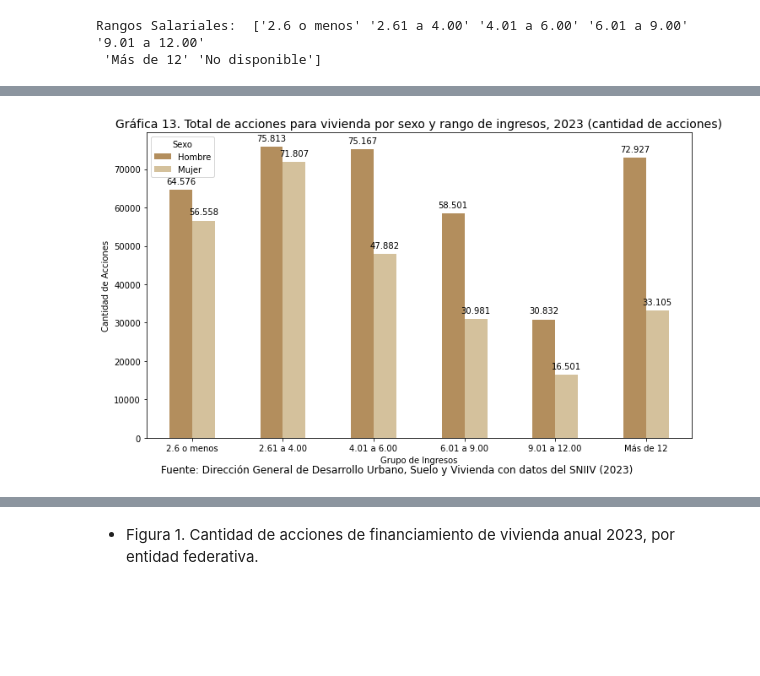
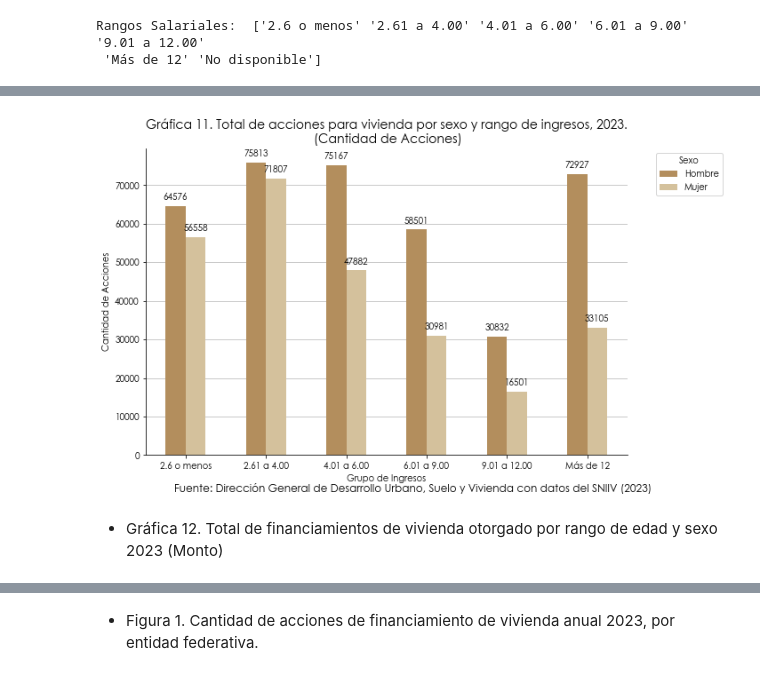
Before and after one commit to coordanalisis-sedatu/Indica_anual, a Jupyter notebook: indica_anual_2023.ipynb, the cells around one changed output, grey strips where cells are left out. Cells and saved outputs as stored; diff of their text form; code cells hidden in the pictures; blank space fills up the shorter version.

```diff
--- a/indica_anual_2023.ipynb
+++ b/indica_anual_2023.ipynb
@@ -1133,39 +1219,48 @@ Más de 12       Hombre    72927
                 Mujer     33105
 Name: acciones, dtype: int64
 # %%
-# Establecer el formato de localización en español
-locale.setlocale(locale.LC_ALL, 'es_ES.UTF-8')
-
 # Filtrar el DataFrame para excluir 'No disponible' en 'rango_salarial'
 df_nd = df2[(df2['rango_salarial'] != 'No disponible') & (df2['sexo'] != 'No disponible')]
 
 total_financiamientos = df_nd.groupby(['rango_salarial', 'sexo'])['acciones'].sum()
 
 # Reorganizar los datos para tener 'rango_salarial' como barras y separados por 'sexo'
 total_financiamientos = total_financiamientos.unstack()
 
 # Definir colores personalizados para los sexos
 colors = {'Hombre': '#b38e5d', 'Mujer': '#d4c19c'}
 
 # Crear un gráfico de barras con colores personalizados
 ax = total_financiamientos.plot(kind='bar', figsize=(10, 6), color=[colors[col] for col in total_financiamientos.columns])
 
 # Añadir cantidad de acciones a cada barra
 for p in ax.patches:
     ax.annotate(locale.format_string('%d', p.get_height(), grouping=True), (p.get_x() + p.get_width() / 2., p.get_height()),
                 ha='center', va='bottom', fontsize=10, color='black', xytext=(0, 5),
                 textcoords='offset points')
 
+# Líneas horizontales en el gráfico
+ax.set_axisbelow(True)
+ax.yaxis.grid(True, color='#bdbdbd')
+
 # Añadir etiquetas y título
-plt.title('Gráfica 13. Total de acciones para vivienda por sexo y rango de ingresos, 2023 (cantidad de acciones)',horizontalalignment='center', fontsize=14)
+plt.title('Gráfica 11. Total de acciones para vivienda por sexo y rango de ingresos, 2023.\n (Cantidad de Acciones)',horizontalalignment='center', fontsize=14)
 plt.xlabel('Grupo de Ingresos')
 plt.ylabel('Cantidad de Acciones')
 plt.xticks(rotation=0, ha='center')
-plt.figtext(0.5, 0.002, 'Fuente: Dirección General de Desarrollo Urbano, Suelo y Vivienda con datos del SNIIV (2023)', horizontalalignment='center', fontsize=12)
+plt.figtext(0.5, 0.001, 'Fuente: Dirección General de Desarrollo Urbano, Suelo y Vivienda con datos del SNIIV (2023)', horizontalalignment='center', fontsize=12)
+
+# Añadir leyenda en el lado derecho, fuera del gráfico
+plt.legend(title='Sexo', bbox_to_anchor=(1.05, 1), loc='upper left')
+
+# Quitar el marco de arriba y de la derecha
+ax.spines['right'].set_visible(False)
+ax.spines['top'].set_visible(False)
 
 # Mostrar el gráfico
-plt.legend(title='Sexo')
 plt.tight_layout()
 plt.show()
 # %% [output]
-[figure, old version]
+[figure, new version]
+# %% [markdown]
+- Gráfica 12. Total de financiamientos de vivienda otorgado por rango de edad y sexo 2023 (Monto)
```
Also changed, not shown: parts of 131 cells of this notebook.
